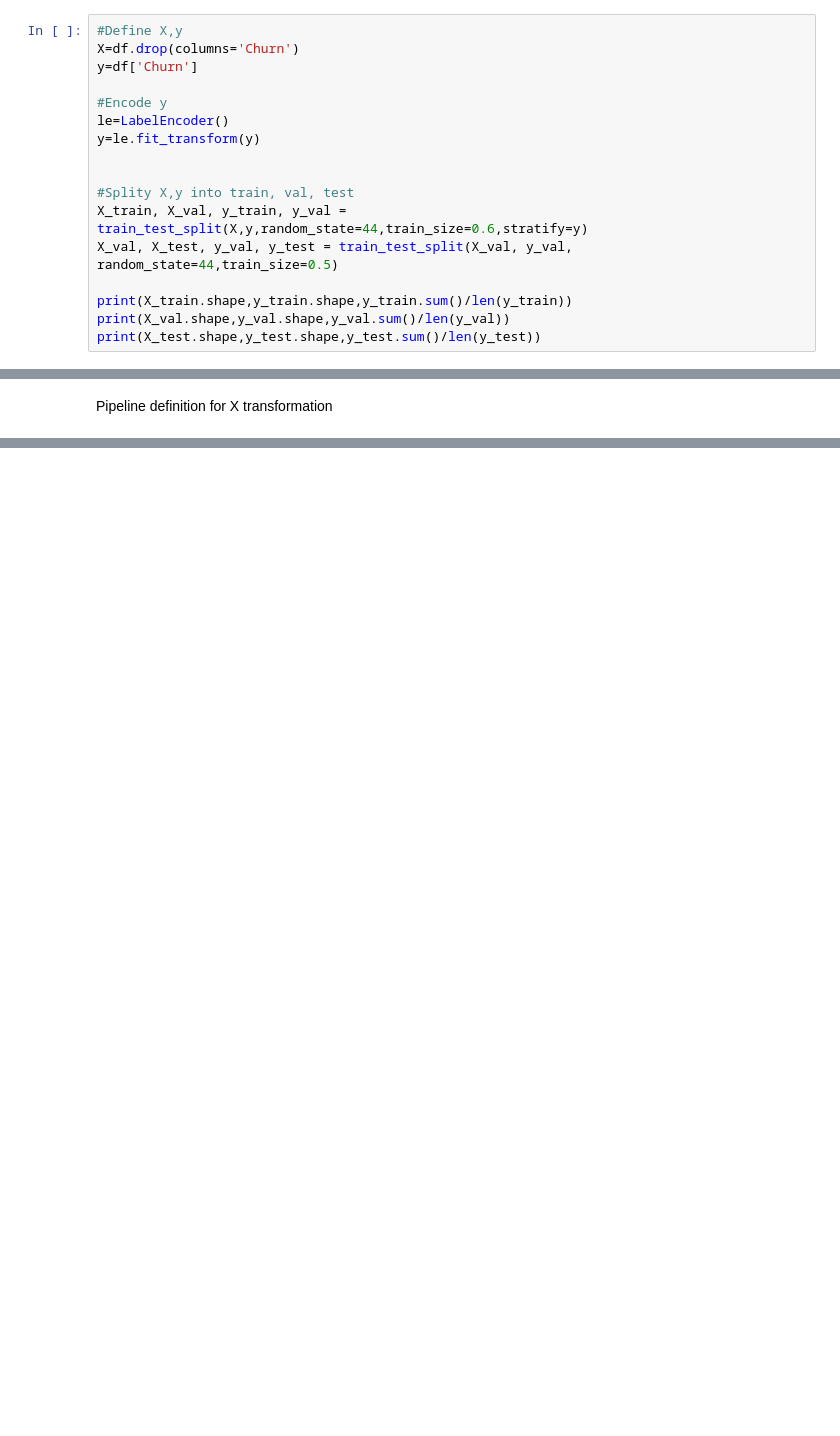
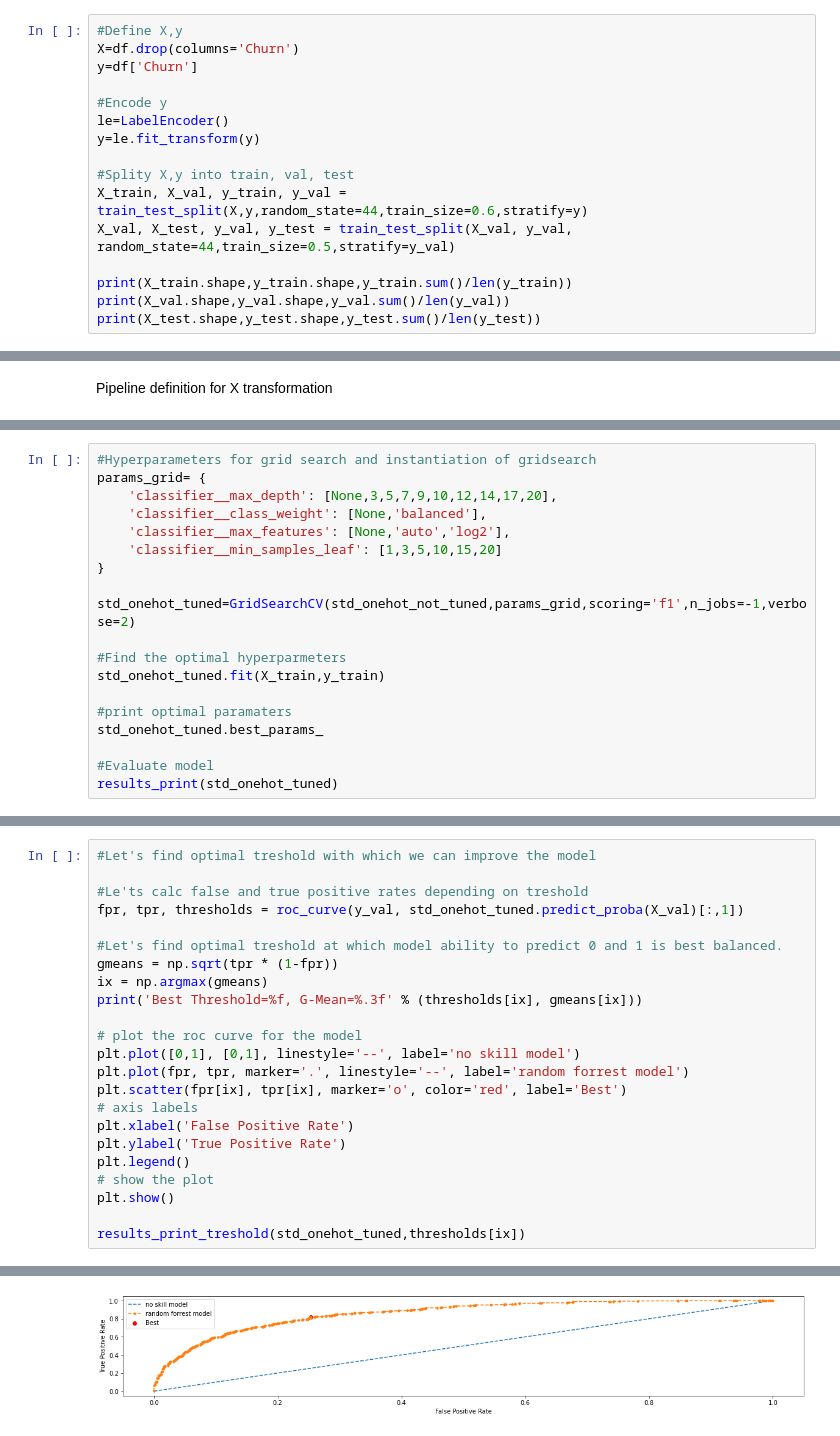
Before and after one commit to infoshareacademy/jdszr6-slytherin_group, a Jupyter notebook: ML_project/dm_scripts/Telco_Main_Random_Forrest_tuning_and_evaluation.ipynb, the cells around one changed output, grey strips where cells are left out. Saved outputs shown, nothing was run; the diff lists cells and outputs as text; blank space fills up the shorter version.

Commit message:
cleaned up version of random forrest added

```diff
--- a/ML_project/dm_scripts/Telco_Main_Random_Forrest_tuning_and_evaluation.ipynb
+++ b/ML_project/dm_scripts/Telco_Main_Random_Forrest_tuning_and_evaluation.ipynb
@@ -75,10 +68,9 @@ y=df['Churn']
 le=LabelEncoder()
 y=le.fit_transform(y)
 
-
 #Splity X,y into train, val, test
 X_train, X_val, y_train, y_val = train_test_split(X,y,random_state=44,train_size=0.6,stratify=y)
-X_val, X_test, y_val, y_test = train_test_split(X_val, y_val, random_state=44,train_size=0.5)
+X_val, X_test, y_val, y_test = train_test_split(X_val, y_val, random_state=44,train_size=0.5,stratify=y_val)
 
 print(X_train.shape,y_train.shape,y_train.sum()/len(y_train))
 print(X_val.shape,y_val.shape,y_val.sum()/len(y_val))
@@ -579,0 +199,19 @@ weighted avg       0.82      0.77      0.78      1406
+# %%
+#Hyperparameters for grid search and instantiation of gridsearch
+params_grid= {
+    'classifier__max_depth': [None,3,5,7,9,10,12,14,17,20],
+    'classifier__class_weight': [None,'balanced'],
+    'classifier__max_features': [None,'auto','log2'],
+    'classifier__min_samples_leaf': [1,3,5,10,15,20]
+}
+
+std_onehot_tuned=GridSearchCV(std_onehot_not_tuned,params_grid,scoring='f1',n_jobs=-1,verbose=2)
+
+#Find the optimal hyperparmeters
+std_onehot_tuned.fit(X_train,y_train)
+
+#print optimal paramaters
+std_onehot_tuned.best_params_
+
+#Evaluate model
+results_print(std_onehot_tuned)
@@ -579,0 +232,24 @@ weighted avg       0.82      0.77      0.78      1406
+# %%
+#Let's find optimal treshold with which we can improve the model
+
+#Le'ts calc false and true positive rates depending on treshold
+fpr, tpr, thresholds = roc_curve(y_val, std_onehot_tuned.predict_proba(X_val)[:,1])
+
+#Let's find optimal treshold at which model ability to predict 0 and 1 is best balanced.
+gmeans = np.sqrt(tpr * (1-fpr))
+ix = np.argmax(gmeans)
+print('Best Threshold=%f, G-Mean=%.3f' % (thresholds[ix], gmeans[ix]))
+
+# plot the roc curve for the model
+plt.plot([0,1], [0,1], linestyle='--', label='no skill model')
+plt.plot(fpr, tpr, marker='.', linestyle='--', label='random forrest model')
+plt.scatter(fpr[ix], tpr[ix], marker='o', color='red', label='Best')
+# axis labels
+plt.xlabel('False Positive Rate')
+plt.ylabel('True Positive Rate')
+plt.legend()
+# show the plot
+plt.show()
+
+results_print_treshold(std_onehot_tuned,thresholds[ix])
+# %% [output]
@@ -579,0 +257 @@ weighted avg       0.82      0.77      0.78      1406
+[figure, added]
```
Also changed, not shown: parts of 74 cells of this notebook.
